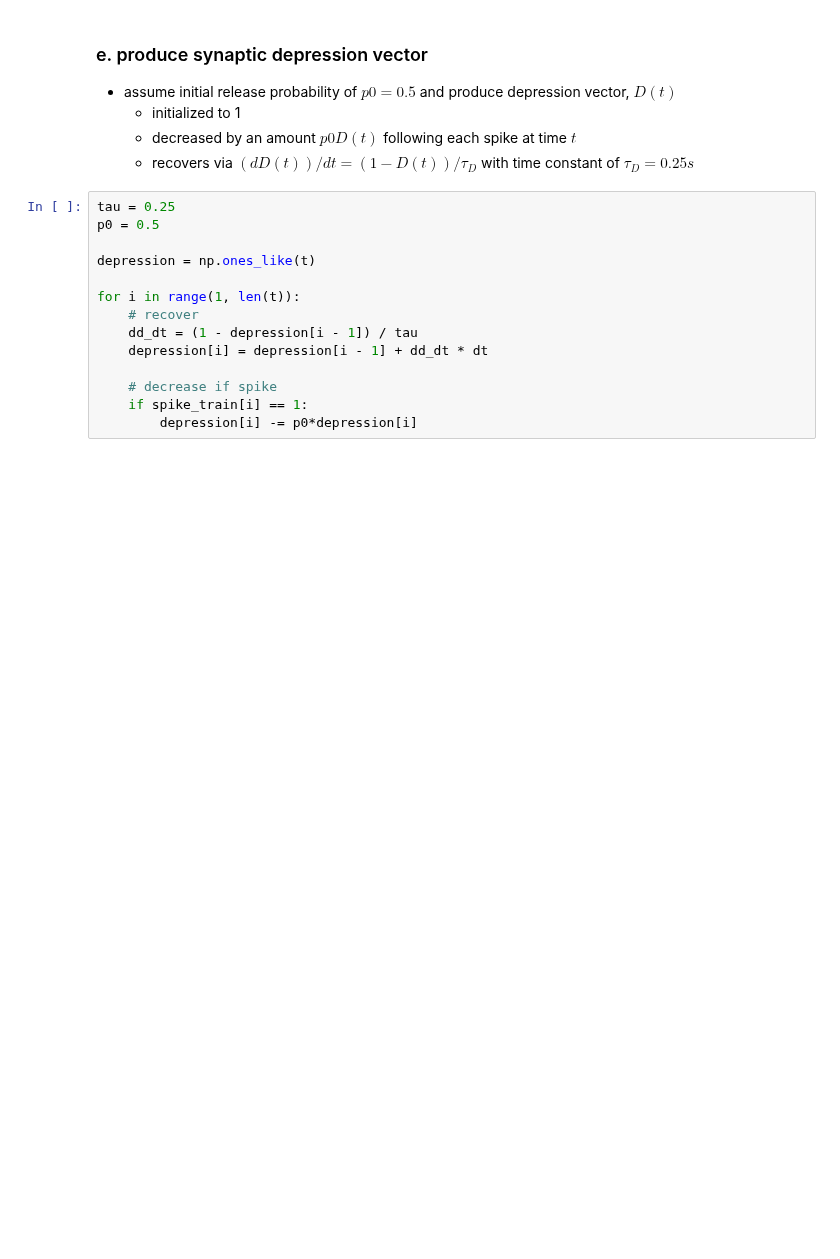
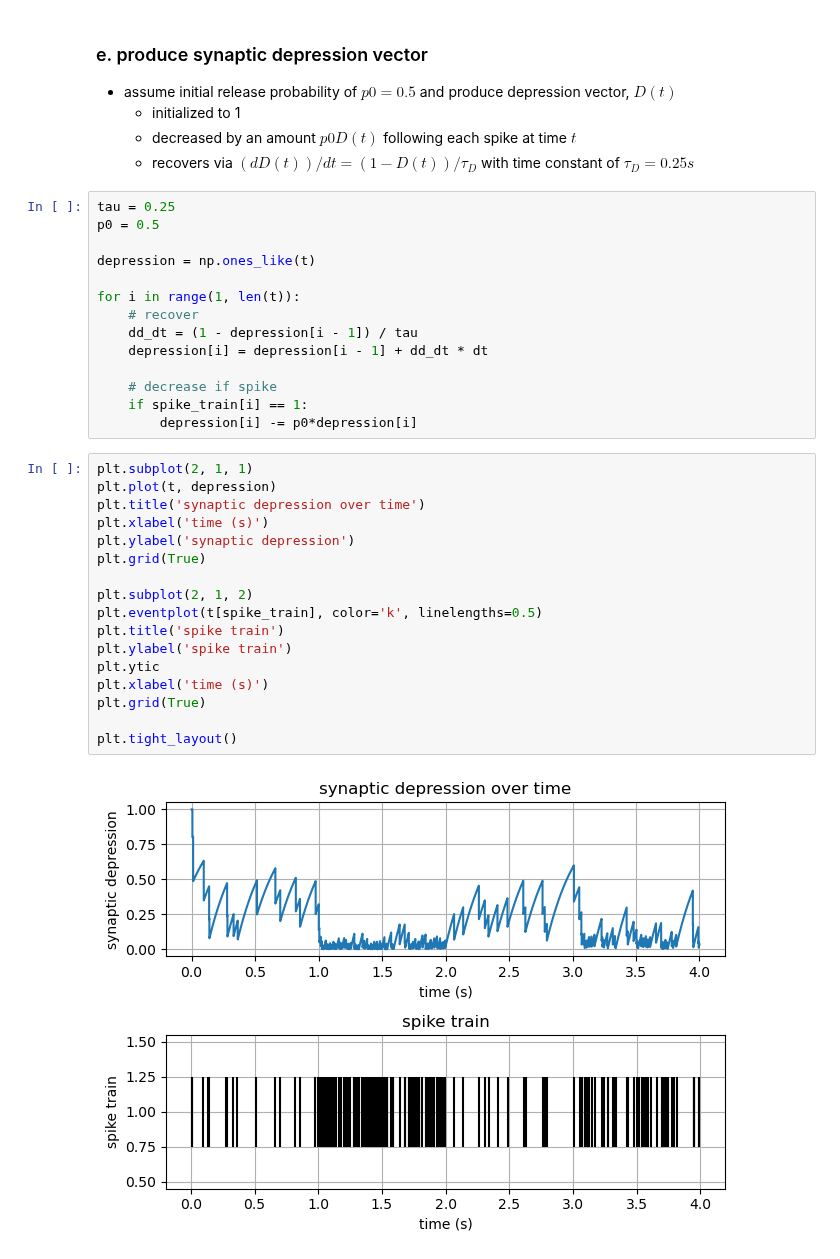
Before and after one commit to polsen99/intro_comp_neuro, a Jupyter notebook: tutorial 5.1 - synaptic responses to changes in inputs.ipynb, the cells around one changed output. Saved outputs shown, nothing was run; the diff lists cells and outputs as text; blank space fills up the shorter version.

```diff
--- a/tutorial 5.1 - synaptic responses to changes in inputs.ipynb
+++ b/tutorial 5.1 - synaptic responses to changes in inputs.ipynb
@@ -92,3 +102,22 @@ for i in range(1, len(t)):
     # decrease if spike
     if spike_train[i] == 1:
         depression[i] -= p0*depression[i]
+# %%
+plt.subplot(2, 1, 1)
+plt.plot(t, depression)
+plt.title('synaptic depression over time')
+plt.xlabel('time (s)')
+plt.ylabel('synaptic depression')
+plt.grid(True)
+
+plt.subplot(2, 1, 2)
+plt.eventplot(t[spike_train], color='k', linelengths=0.5)
+plt.title('spike train')
+plt.ylabel('spike train')
+plt.ytic
+plt.xlabel('time (s)')
+plt.grid(True)
+
+plt.tight_layout()
+# %% [output]
+[figure, added]
```
Also changed, not shown: parts of 22 cells of this notebook.
